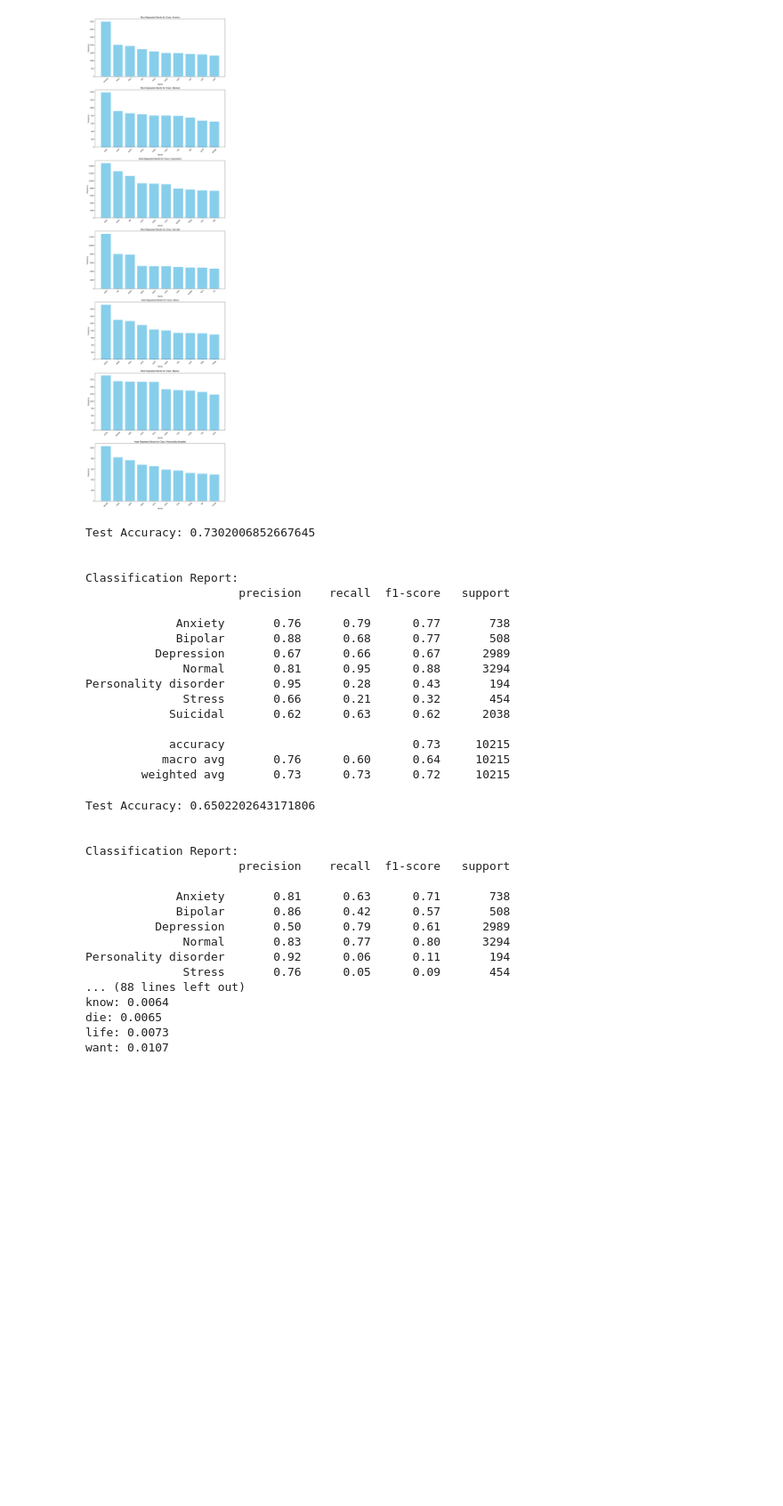
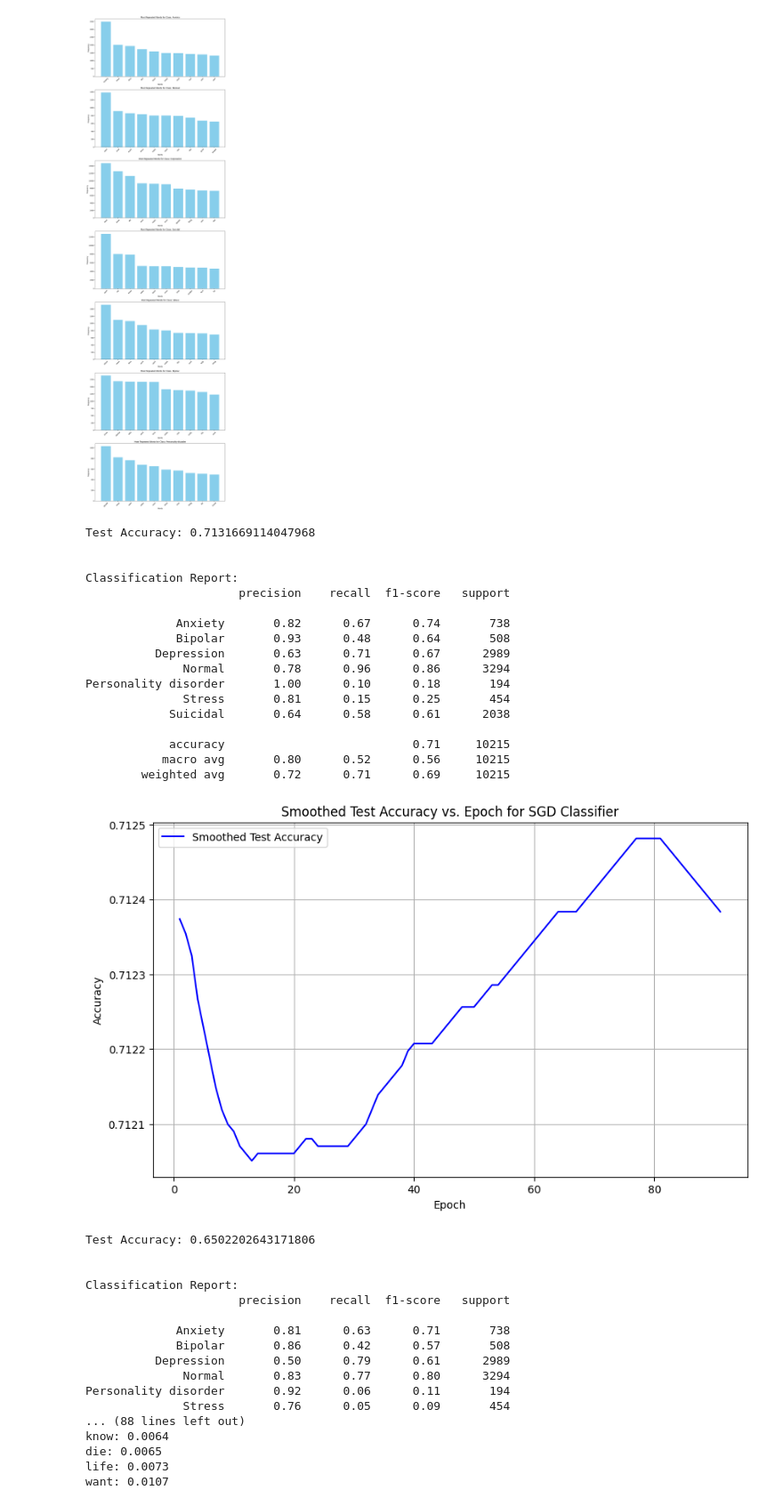
Before and after one commit to JacksonLaVallee/Predicting-Emotional-Sentiment, a Jupyter notebook: driver.ipynb, the cells around one changed output. Shown at 89% size. Drawn from its saved outputs; the diff is of its cells as text; code cells hidden in the pictures; blank space fills up the shorter version.

```diff
--- a/driver.ipynb
+++ b/driver.ipynb
@@ -168,13 +164,19 @@ X_test_tfidf = tfidf.transform(X_test)
 # %%
 from sklearn.linear_model import SGDClassifier
 sgd = SGDClassifier(
-    loss='hinge',
+    loss='log_loss',
     penalty='l2',
     alpha=0.0001,
     max_iter=1000,
     random_state=42,
+    # class_weight='balanced',
     n_jobs=-1  # Use all available cores
 )
+
+# Check the unique classes in y_train
+unique_classes = y_train.unique()
+if len(unique_classes) <= 1:
+    raise ValueError(f"The number of classes has to be greater than one; got {len(unique_classes)} class: {unique_classes}")
 
 # Train the model
 sgd.fit(X_train_tfidf, y_train)
@@ -187,23 +189,48 @@ print(f"Test Accuracy: {accuracy_score(y_test, y_pred)}\n")
 print("\nClassification Report:")
 print(classification_report(y_test, y_pred))
 # %% [output]
-Test Accuracy: 0.7302006852667645
+Test Accuracy: 0.7131669114047968
 
 
 Classification Report:
                       precision    recall  f1-score   support
 
-             Anxiety       0.76      0.79      0.77       738
-             Bipolar       0.88      0.68      0.77       508
-          Depression       0.67      0.66      0.67      2989
-              Normal       0.81      0.95      0.88      3294
-Personality disorder       0.95      0.28      0.43       194
-              Stress       0.66      0.21      0.32       454
-            Suicidal       0.62      0.63      0.62      2038
+             Anxiety       0.82      0.67      0.74       738
+             Bipolar       0.93      0.48      0.64       508
+          Depression       0.63      0.71      0.67      2989
+              Normal       0.78      0.96      0.86      3294
+Personality disorder       1.00      0.10      0.18       194
+              Stress       0.81      0.15      0.25       454
+            Suicidal       0.64      0.58      0.61      2038
 
-            accuracy                           0.73     10215
-           macro avg       0.76      0.60      0.64     10215
-        weighted avg       0.73      0.73      0.72     10215
+            accuracy                           0.71     10215
+           macro avg       0.80      0.52      0.56     10215
+        weighted avg       0.72      0.71      0.69     10215
+# %%
+# Initialize variables to track test accuracies
+test_accuracies = []
+epochs =100  # Number of epochs for training
+# Train the model and record test accuracy at each epoch
+for epoch in range(1, epochs + 1):
+    sgd.partial_fit(X_train_tfidf, y_train, classes=unique_classes)  # Incremental training
+    y_test_pred = sgd.predict(X_test_tfidf)
+    test_acc = accuracy_score(y_test, y_test_pred)
+    test_accuracies.append(test_acc)
+    # Smooth the test accuracies using a moving average
+
+window_size = 10  # Increase the window size for smoother curves
+smoothed_accuracies = np.convolve(test_accuracies, np.ones(window_size) / window_size, mode='valid')
+# Plot the smoothed accuracy curve
+plt.figure(figsize=(10, 6))
+plt.plot(range(1, len(smoothed_accuracies) + 1), smoothed_accuracies, label='Smoothed Test Accuracy', color='blue')
+plt.title('Smoothed Test Accuracy vs. Epoch for SGD Classifier')
+plt.xlabel('Epoch')
+plt.ylabel('Accuracy')
+plt.legend()
+plt.grid(True)
+plt.show()
+# %% [output]
+[figure, added]
 # %%
 # Train Multinomial Naive Bayes
 
```
Also changed, not shown: parts of 6 cells of this notebook.
